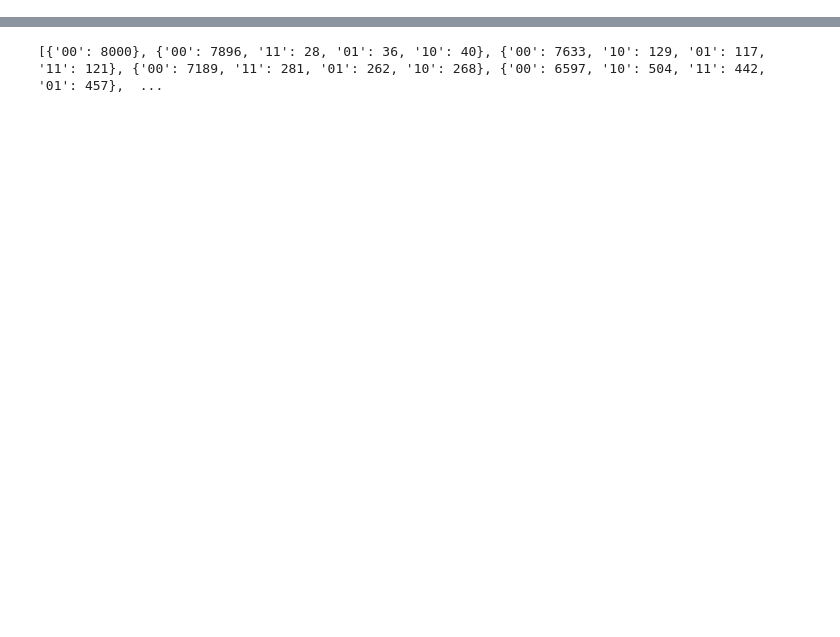
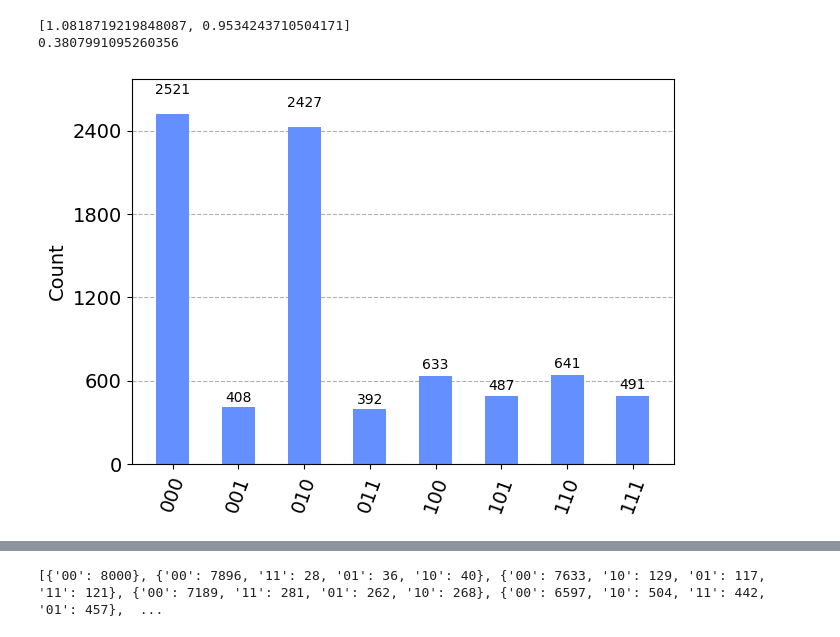
Before and after one commit to Davidkatom/Crosstalk, a Jupyter notebook: OscilationsManyQubits.ipynb, the cells around one changed output, grey strips where cells are left out. Cells and saved outputs as stored; diff of their text form; code cells hidden in the pictures; blank space fills up the shorter version.

```diff
--- a/OscilationsManyQubits.ipynb
+++ b/OscilationsManyQubits.ipynb
@@ -70,3 +75,13 @@ plt.plot(delay,fid)
+# %%
+#Plots qiskit histogram:
+print(J)
+print(delay[6])
+from qiskit.visualization import plot_histogram
+plot_histogram(res[6])
+# %% [output]
+[1.0818719219848087, 0.9534243710504171]
+0.3807991095260356
+[figure, added]
 # %%
 Z = []
 for r in res:
```
Also changed, not shown: parts of 3 cells of this notebook, 2 other files.
